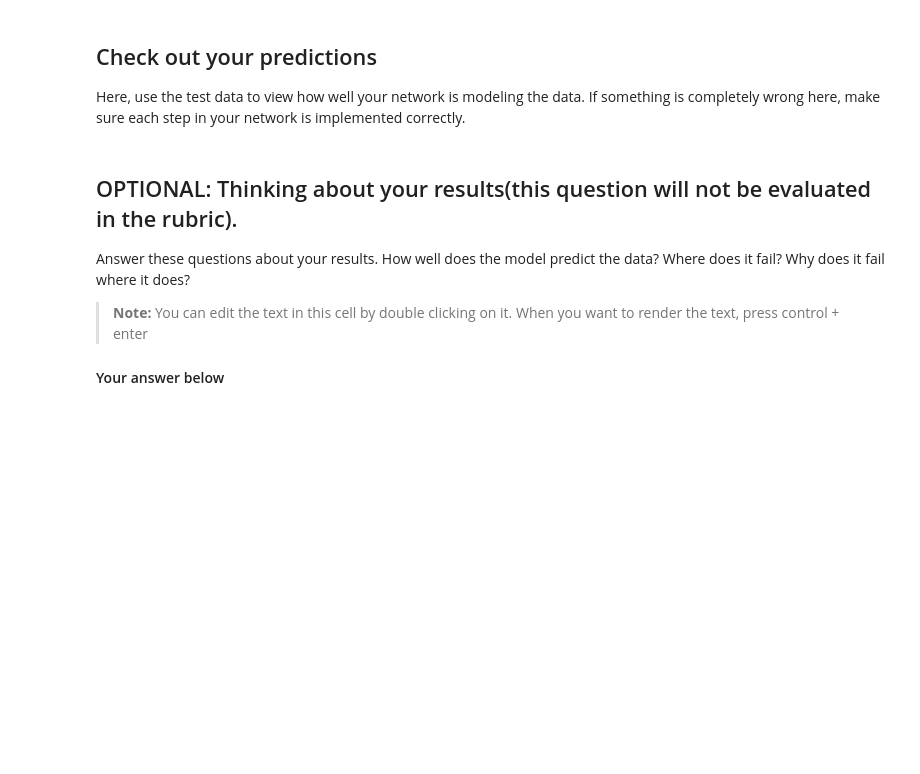
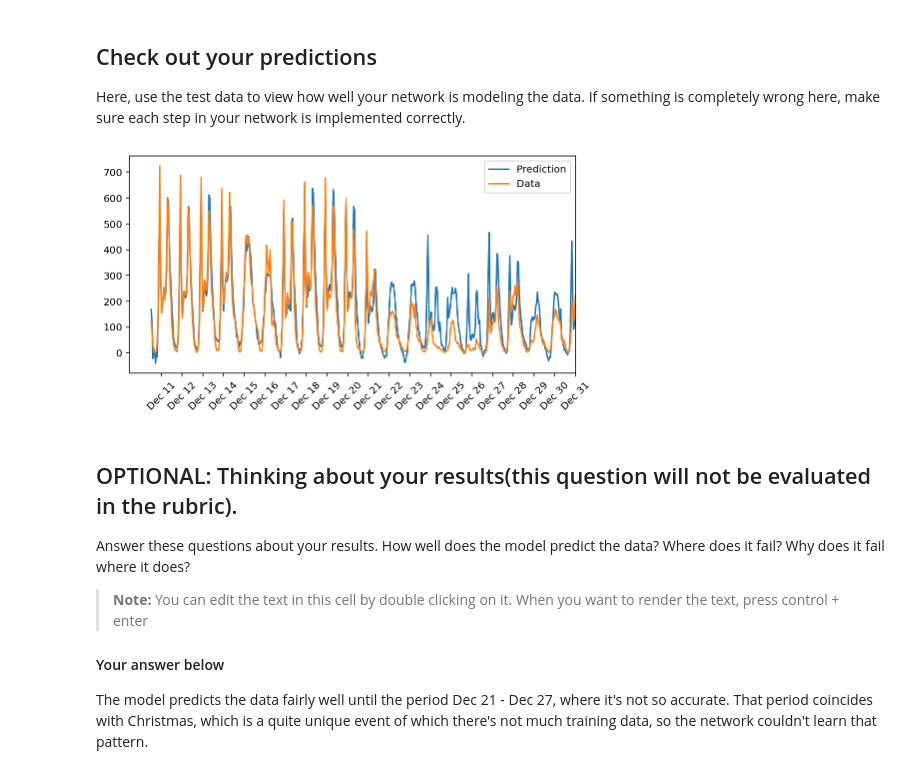
Before and after one commit to carlosgalvezp/Udacity-Deep-Learning-Nanodegree, a Jupyter notebook: project-bikesharing/Predicting_bike_sharing_data.ipynb, the cells around one changed output. Drawn from its saved outputs; the diff is of its cells as text; code cells hidden in the pictures; blank space fills up the shorter version.

```diff
--- a/project-bikesharing/Predicting_bike_sharing_data.ipynb
+++ b/project-bikesharing/Predicting_bike_sharing_data.ipynb
@@ -225,7 +225,7 @@ losses = {'train':[], 'validation':[]}
 for ii in range(iterations):
     # Go through a random batch of 128 records from the training data set
     batch = np.random.choice(train_features.index, size=128)
-    X, y = train_features.ix[batch].values, train_targets.ix[batch]['cnt']
+    X, y = train_features.iloc[batch].values, train_targets.iloc[batch]['cnt']
 
     network.train(X, y)
 
@@ -251,17 +255,19 @@ Here, use the test data to view how well your network is modeling the data. If s
 # %%
 fig, ax = plt.subplots(figsize=(8,4))
 
 mean, std = scaled_features['cnt']
 predictions = network.run(test_features).T*std + mean
 ax.plot(predictions[0], label='Prediction')
 ax.plot((test_targets['cnt']*std + mean).values, label='Data')
 ax.set_xlim(right=len(predictions))
 ax.legend()
 
-dates = pd.to_datetime(rides.ix[test_data.index]['dteday'])
+dates = pd.to_datetime(rides.iloc[test_data.index]['dteday'])
 dates = dates.apply(lambda d: d.strftime('%b %d'))
 ax.set_xticks(np.arange(len(dates))[12::24])
 _ = ax.set_xticklabels(dates[12::24], rotation=45)
+# %% [output]
+[figure, added]
 # %% [markdown]
 ## OPTIONAL: Thinking about your results(this question will not be evaluated in the rubric).
 
@@ -270,3 +276,4 @@ Answer these questions about your results. How well does the model predict the d
 > **Note:** You can edit the text in this cell by double clicking on it. When you want to render the text, press control + enter
 
 #### Your answer below
+The model predicts the data fairly well until the period Dec 21 - Dec 27, where it's not so accurate. That period coincides with Christmas, which is a quite unique event of which there's not much training data, so the network couldn't learn that pattern.
```
Also changed, not shown: parts of 3 cells of this notebook, 1 other file.
